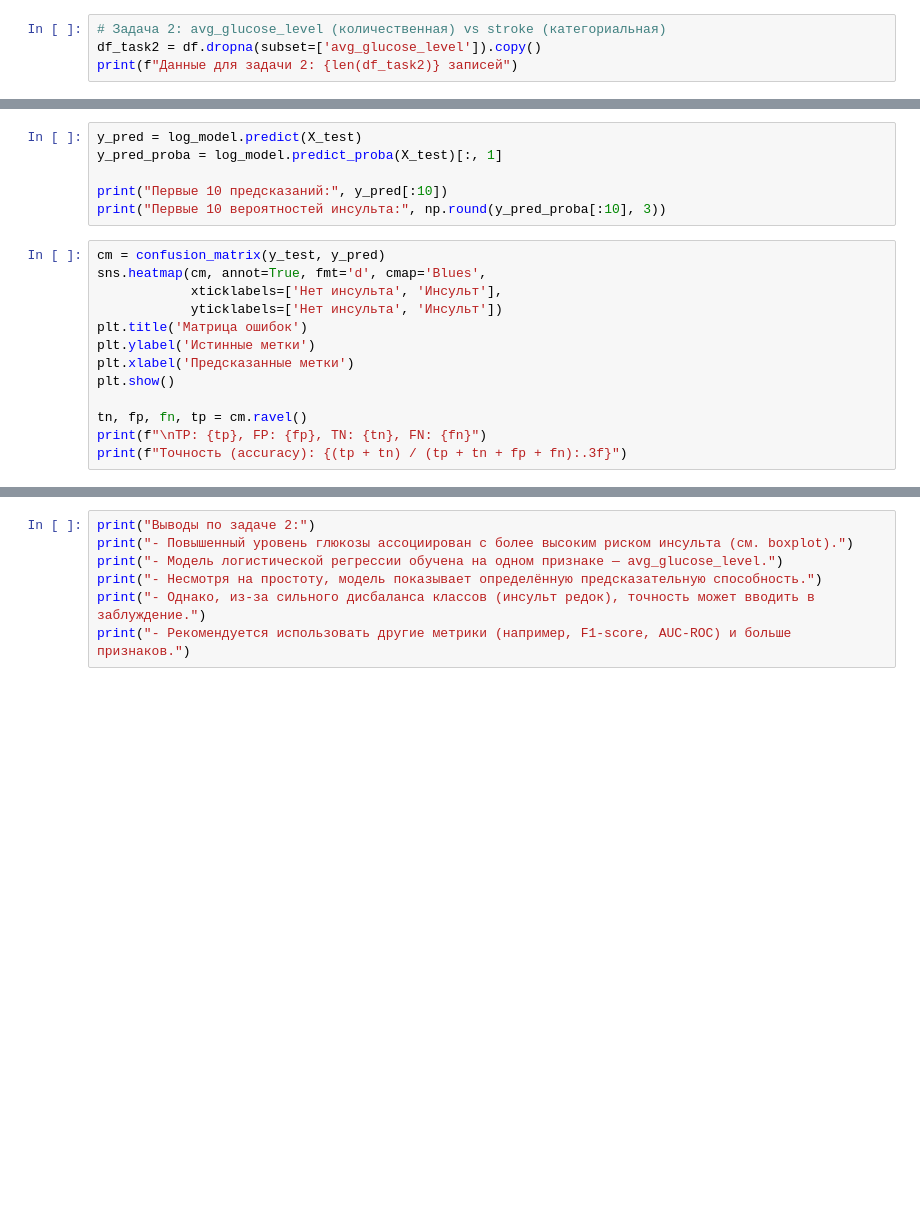
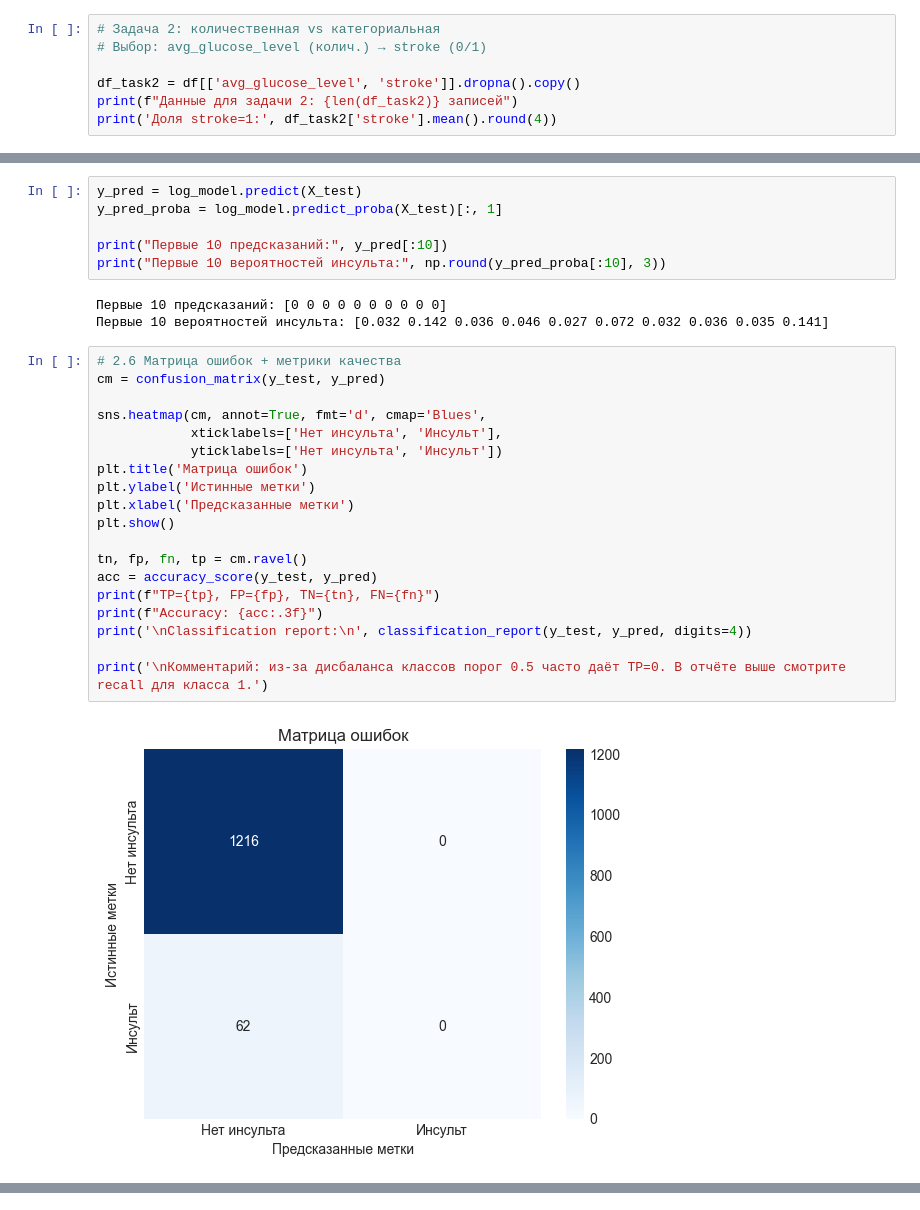
Before and after one commit to Zahar-Bratchikov/statistic, a Jupyter notebook: lab9/ex1.ipynb, the cells around one changed output, grey strips where cells are left out. Saved outputs shown, nothing was run; the diff lists cells and outputs as text; blank space fills up the shorter version.

```diff
--- a/lab9/ex1.ipynb
+++ b/lab9/ex1.ipynb
@@ -150,4 +273,7 @@ plt.show()
 # %%
-# Задача 2: avg_glucose_level (количественная) vs stroke (категориальная)
-df_task2 = df.dropna(subset=['avg_glucose_level']).copy()
+# Задача 2: количественная vs категориальная
+# Выбор: avg_glucose_level (колич.) → stroke (0/1)
+
+df_task2 = df[['avg_glucose_level', 'stroke']].dropna().copy()
 print(f"Данные для задачи 2: {len(df_task2)} записей")
+print('Доля stroke=1:', df_task2['stroke'].mean().round(4))
@@ -181,16 +341,27 @@ y_pred_proba = log_model.predict_proba(X_test)[:, 1]
 
 print("Первые 10 предсказаний:", y_pred[:10])
 print("Первые 10 вероятностей инсульта:", np.round(y_pred_proba[:10], 3))
+# %% [output]
+Первые 10 предсказаний: [0 0 0 0 0 0 0 0 0 0]
+Первые 10 вероятностей инсульта: [0.032 0.142 0.036 0.046 0.027 0.072 0.032 0.036 0.035 0.141]
 # %%
+# 2.6 Матрица ошибок + метрики качества
 cm = confusion_matrix(y_test, y_pred)
+
 sns.heatmap(cm, annot=True, fmt='d', cmap='Blues',
             xticklabels=['Нет инсульта', 'Инсульт'],
             yticklabels=['Нет инсульта', 'Инсульт'])
 plt.title('Матрица ошибок')
 plt.ylabel('Истинные метки')
 plt.xlabel('Предсказанные метки')
 plt.show()
 
 tn, fp, fn, tp = cm.ravel()
-print(f"\nTP: {tp}, FP: {fp}, TN: {tn}, FN: {fn}")
-print(f"Точность (accuracy): {(tp + tn) / (tp + tn + fp + fn):.3f}")
+acc = accuracy_score(y_test, y_pred)
+print(f"TP={tp}, FP={fp}, TN={tn}, FN={fn}")
+print(f"Accuracy: {acc:.3f}")
+print('\nClassification report:\n', classification_report(y_test, y_pred, digits=4))
+
+print('\nКомментарий: из-за дисбаланса классов порог 0.5 часто даёт TP=0. В отчёте выше смотрите recall для класса 1.')
+# %% [output]
+[figure, added]
@@ -197,7 +382,0 @@ print(f"Точность (accuracy): {(tp + tn) / (tp + tn + fp + fn):.3f}")
-# %%
-print("Выводы по задаче 2:")
-print("- Повышенный уровень глюкозы ассоциирован с более высоким риском инсульта (см. boxplot).")
-print("- Модель логистической регрессии обучена на одном признаке — avg_glucose_level.")
-print("- Несмотря на простоту, модель показывает определённую предсказательную способность.")
-print("- Однако, из-за сильного дисбаланса классов (инсульт редок), точность может вводить в заблуждение.")
-print("- Рекомендуется использовать другие метрики (например, F1-score, AUC-ROC) и больше признаков.")
```
Also changed, not shown: parts of 26 cells of this notebook, 1 other file.
